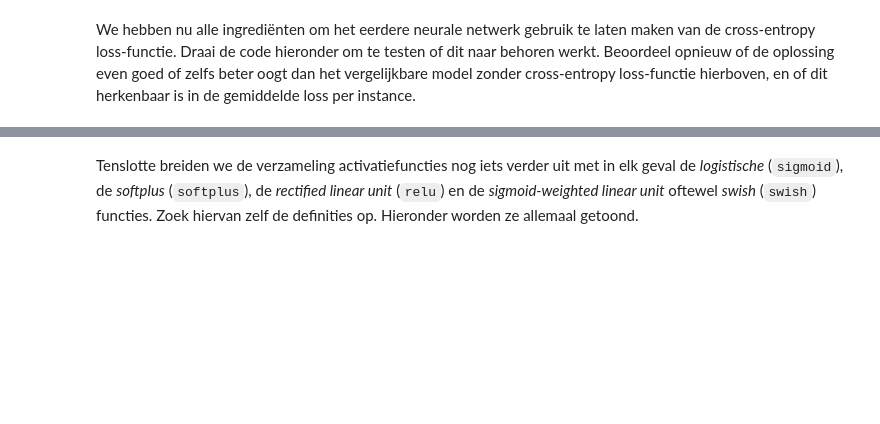
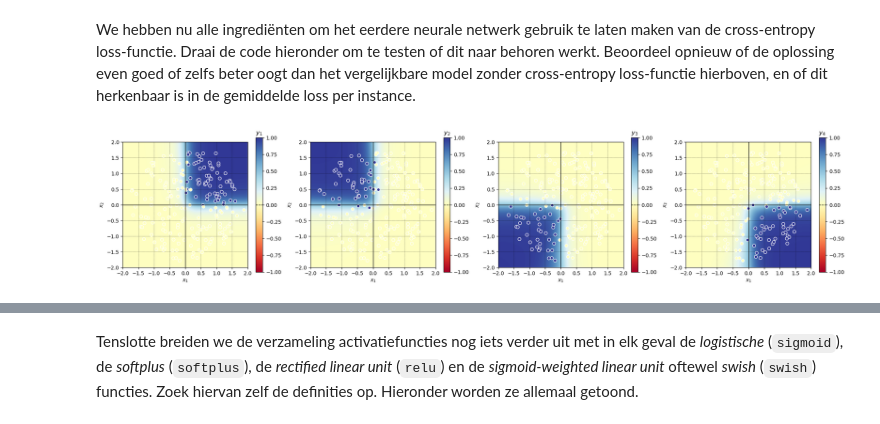
Before and after one commit to Vincent-Talen/Advanced-Datamining, a Jupyter notebook: Chapter04/Werkcollege_v2324-H4.ipynb, the cells around one changed output, grey strips where cells are left out. Cells and saved outputs as stored; diff of their text form; code cells hidden in the pictures; blank space fills up the shorter version.

```diff
--- a/Chapter04/Werkcollege_v2324-H4.ipynb
+++ b/Chapter04/Werkcollege_v2324-H4.ipynb
@@ -233,12 +303,14 @@ data.graph([model.categorical_crossentropy, model.binary_crossentropy], y, xlim=
 # %% [markdown]
 We hebben nu alle ingrediënten om het eerdere neurale netwerk gebruik te laten maken van de cross-entropy loss-functie. Draai de code hieronder om te testen of dit naar behoren werkt. Beoordeel opnieuw of de oplossing even goed of zelfs beter oogt dan het vergelijkbare model zonder cross-entropy loss-functie hierboven, en of dit herkenbaar is in de gemiddelde loss per instance.
 # %%
-my_network = model.InputLayer(2)
-my_network.add(model.DenseLayer(10))
-my_network.add(model.ActivationLayer(10, activation=model.softsign))
-my_network.add(model.DenseLayer(4))
-my_network.add(model.SoftmaxLayer(4))
-my_network.add(model.LossLayer(loss=model.categorical_crossentropy))
+my_network = layers.InputLayer(2)
+my_network.add(layers.DenseLayer(10))
+my_network.add(layers.ActivationLayer(10, activation=activation_functions.softsign))
+my_network.add(layers.DenseLayer(4))
+my_network.add(layers.SoftmaxLayer(4))
+my_network.add(layers.LossLayer(loss=loss_functions.categorical_crossentropy))
 my_network.fit(xs, ys, alpha=0.2, epochs=200)
 data.scatter(xs, ys, model=my_network)
 print(f'- Loss: {my_network.evaluate(xs, ys)}')
+# %% [output]
+[figure, added]
```
Also changed, not shown: parts of 16 cells of this notebook, 2 other files.
